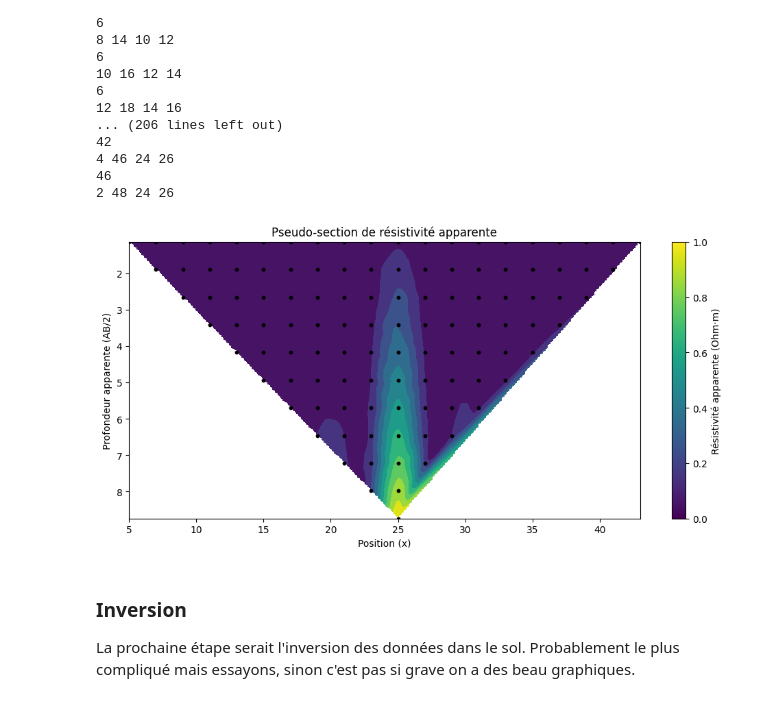
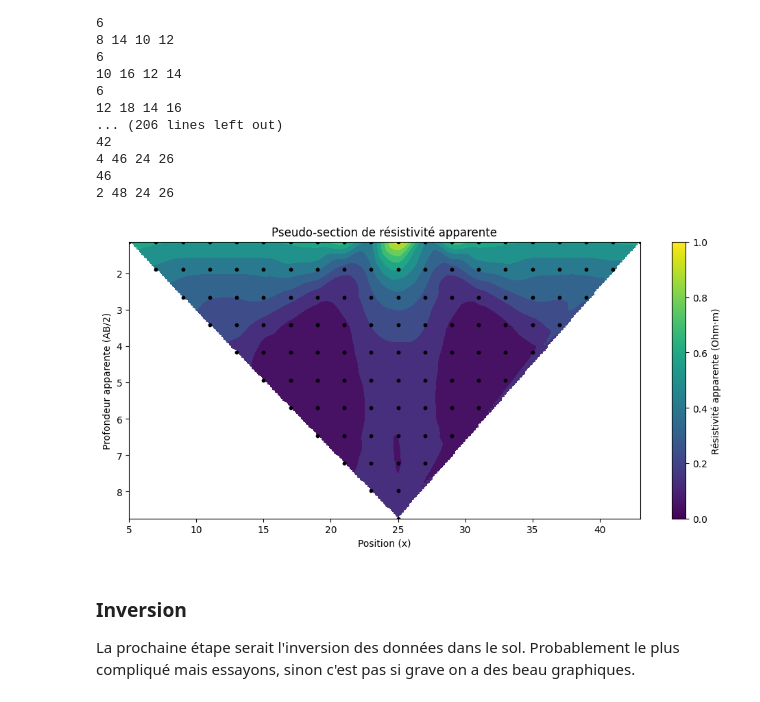
Before and after one commit to AlexandreChevrette/ProjetFinal_PhysiqueNumerique, a Jupyter notebook: Projet_physnum.ipynb, the cells around one changed output. Saved outputs shown, nothing was run; the diff lists cells and outputs as text; code cells hidden in the pictures.

```diff
--- a/Projet_physnum.ipynb
+++ b/Projet_physnum.ipynb
@@ -118,14 +118,14 @@ def compute_error(V, V_k):
 @numba.njit(fastmath=True)
 def apply_bc(V):
     # conditions limites
-    V[0, :] = 0#V[1, :]#V[0, :] = 0
-    V[-1, :] = V[-2, :]#0#V[-1, :] = V[-2, :]
+    V[0, :] = V[1, :]#V[0, :] = 0
+    V[-1, :] = 0#0#V[-1, :] = V[-2, :]
     V[:, 0] = V[:, 1]
     V[:, -1] = V[:, -2]
 
 # Itération du calcul de potentiel
 @numba.njit(fastmath=True)
-def find_pot(V, Sigma, I, tol=1e-5, niter=1000000):
+def find_pot(V, Sigma, I, tol=1e-7, niter=1000000):
 
     for _ in range(niter):
 
@@ -347,7 +346,7 @@ pseudo_section_array = pseudo_section(dim_x, dim_y, sigma_init, I)
 import pandas as pd
 x, z, rho_app, pos_elec = pseudo_section_array
 
-with pd.ExcelWriter(r"C:\Users\obour\OneDrive - Université Laval\Bureau\Physique numérique\Projet\data_inv_2.xlsx", engine="openpyxl") as writer:
+with pd.ExcelWriter(r"C:\Users\obour\OneDrive - Université Laval\Bureau\Physique numérique\Projet\data_inv_3.xlsx", engine="openpyxl") as writer:
     pd.DataFrame(x).to_excel(writer, sheet_name="x", index=False, header='x')
     pd.DataFrame(z).to_excel(writer, sheet_name="z", index=False, header='z')
     pd.DataFrame(rho_app).to_excel(writer, sheet_name="rho", index=False, header='rho')
@@ -359,34 +358,34 @@ with pd.ExcelWriter(r"C:\Users\obour\OneDrive - Université Laval\Bureau\Physiqu
 # grille régulière
 xi = np.linspace(x.min(), x.max(), 200)
 zi = np.linspace(z.min(), z.max(), 200)
 
 XI, ZI = np.meshgrid(xi, zi)
 
 # interpolation
 RHOI = griddata((x, z), rho_app, (XI, ZI), method='cubic')
 
 plt.figure(figsize=(10, 5))
 
 # contour rempli
 plt.contourf(XI, ZI, RHOI, levels=10)
 # plt.imshow(RHOI, origin='lower')
 
 # points de mesure (optionnel mais pro)
 plt.scatter(x, z, c='k', s=10)
 
 plt.gca().invert_yaxis()  # profondeur vers le bas
 
 plt.xlabel("Position (x)")
 plt.ylabel("Profondeur apparente (AB/2)")
 
 plt.title("Pseudo-section de résistivité apparente")
 
 plt.colorbar(label="Résistivité apparente (Ohm·m)")
 
 plt.tight_layout()
 plt.show()
 # %% [output]
-[figure, old version]
+[figure, new version]
 # %% [markdown]
 ### Inversion
 
```
Also changed, not shown: parts of 3 cells of this notebook.
